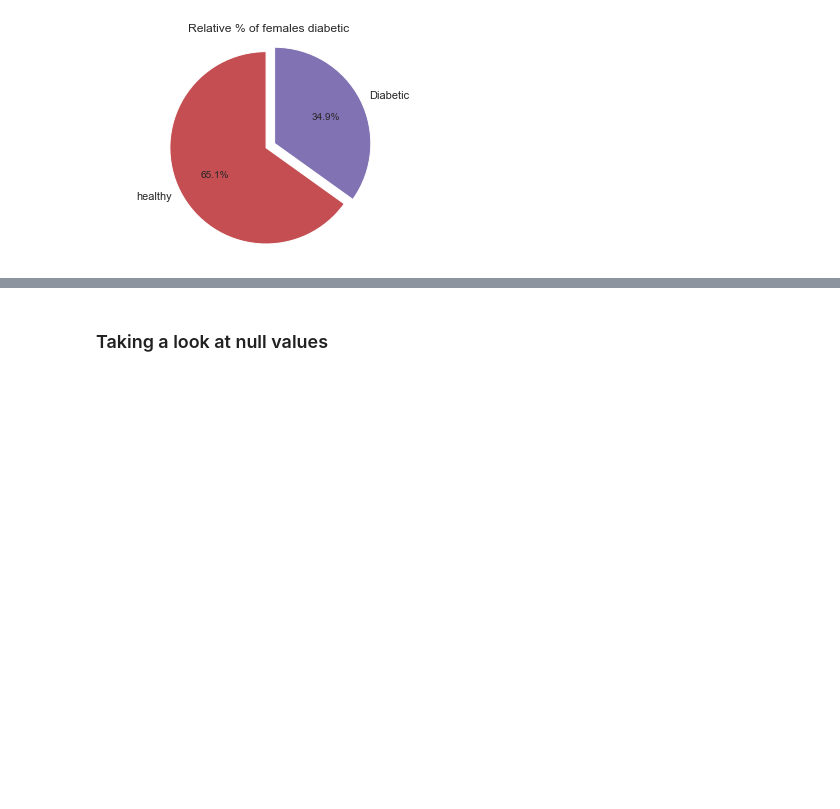
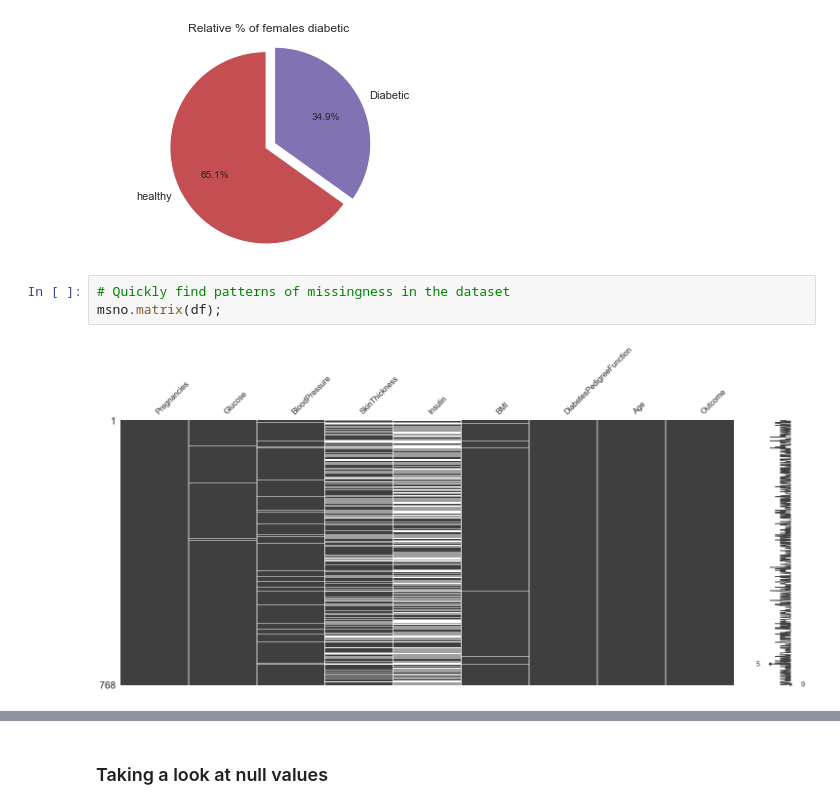
Before and after one commit to adhadse/ColabRepo, a Jupyter notebook: kaggle/beginners/pima_indians-diabetes/Diabetes Prediction.ipynb, the cells around one changed output, grey strips where cells are left out. Saved outputs shown, nothing was run; the diff lists cells and outputs as text; blank space fills up the shorter version.

```diff
--- a/kaggle/beginners/pima_indians-diabetes/Diabetes Prediction.ipynb
+++ b/kaggle/beginners/pima_indians-diabetes/Diabetes Prediction.ipynb
@@ -126,3 +129,8 @@ plt.ylabel('')
 _ = plt.axis('equal')
 # %% [output]
 [figure]
+# %%
+# Quickly find patterns of missingness in the dataset
+msno.matrix(df);
+# %% [output]
+[figure, added]
```
Also changed, not shown: parts of 10 cells of this notebook, 2 other files.
